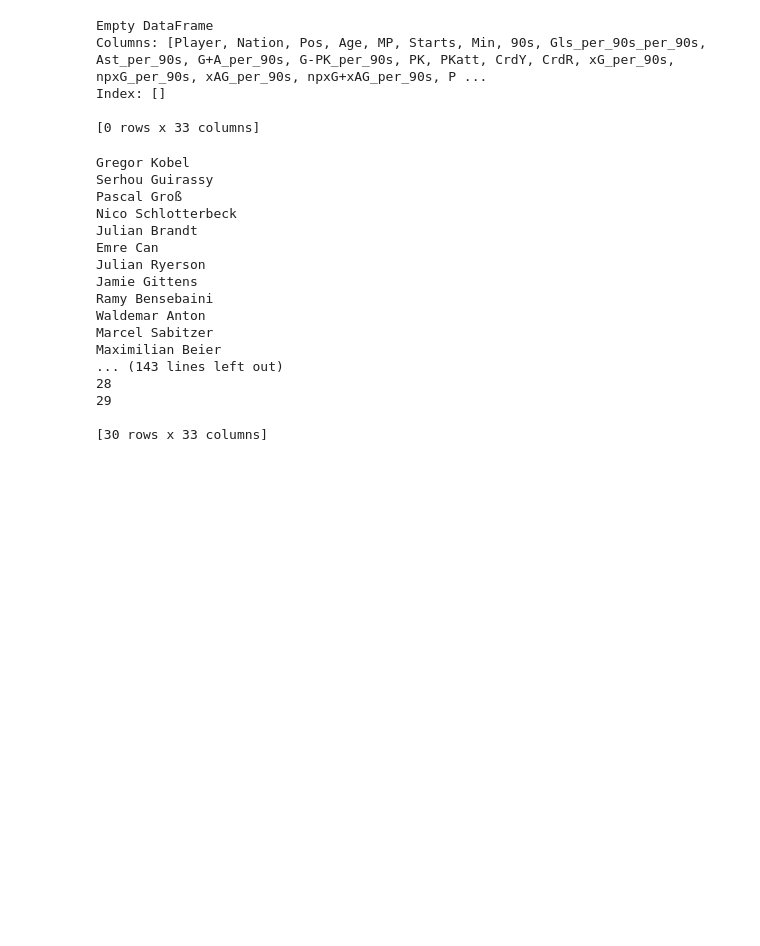
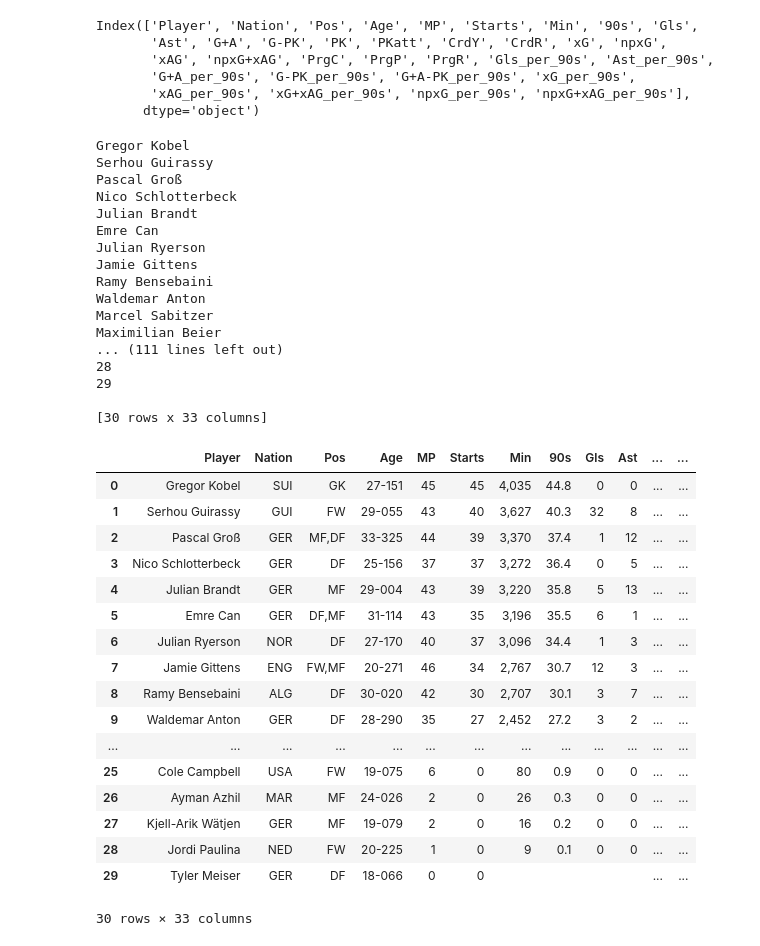
Before and after one commit to TuanMinhDo1203/BorrusiaDortmund-player-fatigue-analyzer, a Jupyter notebook: scraping.ipynb, the cells around one changed output. Drawn from its saved outputs; the diff is of its cells as text; code cells hidden in the pictures; blank space fills up the shorter version.

```diff
--- a/scraping.ipynb
+++ b/scraping.ipynb
@@ -25,17 +25,18 @@ df=pd.DataFrame(columns=row_texts)
 
 driver.quit()
 # %%
-df
+# df=pd.read_csv(r"C:\Users\DO TUAN MINH\Desktop\ben\Learn\BorrusiaDortmund-player-fatigue-analyzer\players_overal_stats_sofar.csv")
 prgr_index = df.columns.get_loc('PrgR')
-modified_col=df.columns[prgr_index+1:]
-df.columns=[col+ "_per_90s" if col in modified_col else col for col in df.columns]
-print(df)
+#  modified_col=df.columns[prgr_index+1:]
+df.columns = [col+ "_per_90s" if i>=prgr_index+1  else col for i,col in enumerate(df.columns)]
+df.columns
 # %% [output]
-Empty DataFrame
-Columns: [Player, Nation, Pos, Age, MP, Starts, Min, 90s, Gls_per_90s_per_90s, Ast_per_90s, G+A_per_90s, G-PK_per_90s, PK, PKatt, CrdY, CrdR, xG_per_90s, npxG_per_90s, xAG_per_90s, npxG+xAG_per_90s, P ...
-Index: []
-
-[0 rows x 33 columns]
+Index(['Player', 'Nation', 'Pos', 'Age', 'MP', 'Starts', 'Min', '90s', 'Gls',
+       'Ast', 'G+A', 'G-PK', 'PK', 'PKatt', 'CrdY', 'CrdR', 'xG', 'npxG',
+       'xAG', 'npxG+xAG', 'PrgC', 'PrgP', 'PrgR', 'Gls_per_90s', 'Ast_per_90s',
+       'G+A_per_90s', 'G-PK_per_90s', 'G+A-PK_per_90s', 'xG_per_90s',
+       'xAG_per_90s', 'xG+xAG_per_90s', 'npxG_per_90s', 'npxG+xAG_per_90s'],
+      dtype='object')
 # %%
 
 service=Service(exucutable_path=r"C:\Users\DO TUAN MINH\Desktop\edgedriver_win64\msedgedriver.exe")
@@ -73,10 +74,31 @@ Ramy Bensebaini
 Waldemar Anton
 Marcel Sabitzer
 Maximilian Beier
-... (143 lines left out)
+... (111 lines left out)
 28
 29
 
 [30 rows x 33 columns]
 # %%
 df_updated.to_csv("players_overal_stats_sofar.csv", index=False)
+# %%
+df_updated
+# %% [output]
+|  | Player | Nation | Pos | Age | MP | Starts | Min | 90s | Gls | Ast | ... | ... |
+| 0 | Gregor Kobel | SUI | GK | 27-151 | 45 | 45 | 4,035 | 44.8 | 0 | 0 | ... | ... |
+| 1 | Serhou Guirassy | GUI | FW | 29-055 | 43 | 40 | 3,627 | 40.3 | 32 | 8 | ... | ... |
+| 2 | Pascal Groß | GER | MF,DF | 33-325 | 44 | 39 | 3,370 | 37.4 | 1 | 12 | ... | ... |
+| 3 | Nico Schlotterbeck | GER | DF | 25-156 | 37 | 37 | 3,272 | 36.4 | 0 | 5 | ... | ... |
+| 4 | Julian Brandt | GER | MF | 29-004 | 43 | 39 | 3,220 | 35.8 | 5 | 13 | ... | ... |
+| 5 | Emre Can | GER | DF,MF | 31-114 | 43 | 35 | 3,196 | 35.5 | 6 | 1 | ... | ... |
+| 6 | Julian Ryerson | NOR | DF | 27-170 | 40 | 37 | 3,096 | 34.4 | 1 | 3 | ... | ... |
+| 7 | Jamie Gittens | ENG | FW,MF | 20-271 | 46 | 34 | 2,767 | 30.7 | 12 | 3 | ... | ... |
+| 8 | Ramy Bensebaini | ALG | DF | 30-020 | 42 | 30 | 2,707 | 30.1 | 3 | 7 | ... | ... |
+| 9 | Waldemar Anton | GER | DF | 28-290 | 35 | 27 | 2,452 | 27.2 | 3 | 2 | ... | ... |
+| ... | ... | ... | ... | ... | ... | ... | ... | ... | ... | ... | ... | ... |
+| 25 | Cole Campbell | USA | FW | 19-075 | 6 | 0 | 80 | 0.9 | 0 | 0 | ... | ... |
+| 26 | Ayman Azhil | MAR | MF | 24-026 | 2 | 0 | 26 | 0.3 | 0 | 0 | ... | ... |
+| 27 | Kjell-Arik Wätjen | GER | MF | 19-079 | 2 | 0 | 16 | 0.2 | 0 | 0 | ... | ... |
+| 28 | Jordi Paulina | NED | FW | 20-225 | 1 | 0 | 9 | 0.1 | 0 | 0 | ... | ... |
+| 29 | Tyler Meiser | GER | DF | 18-066 | 0 | 0 |  |  |  |  | ... | ... |
+30 rows × 33 columns
```
Also changed, not shown: 1 other file.
